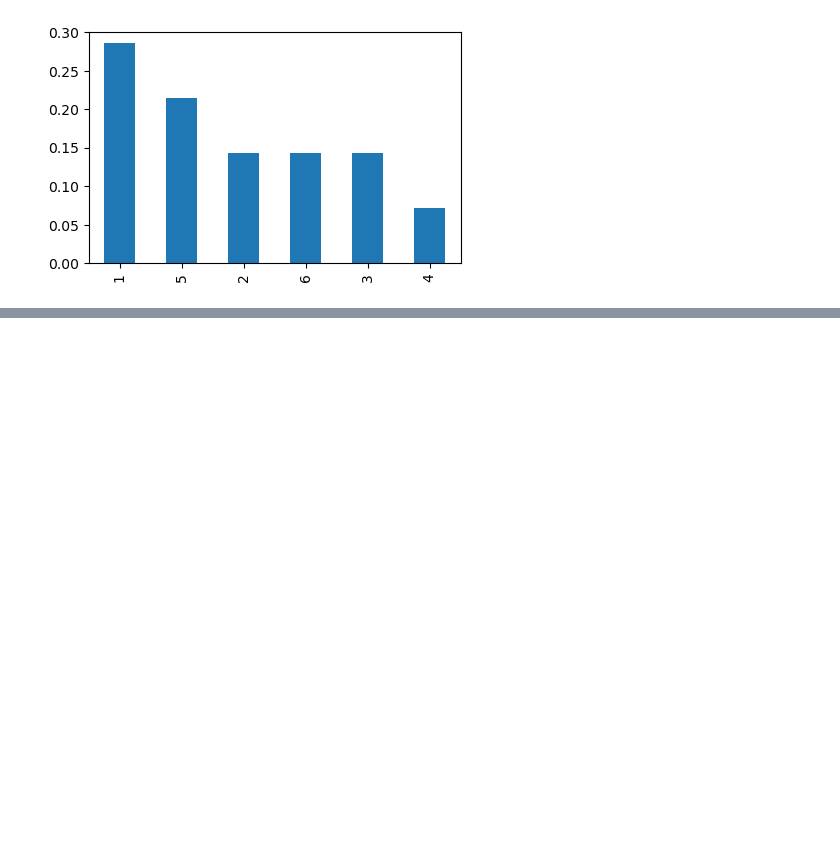
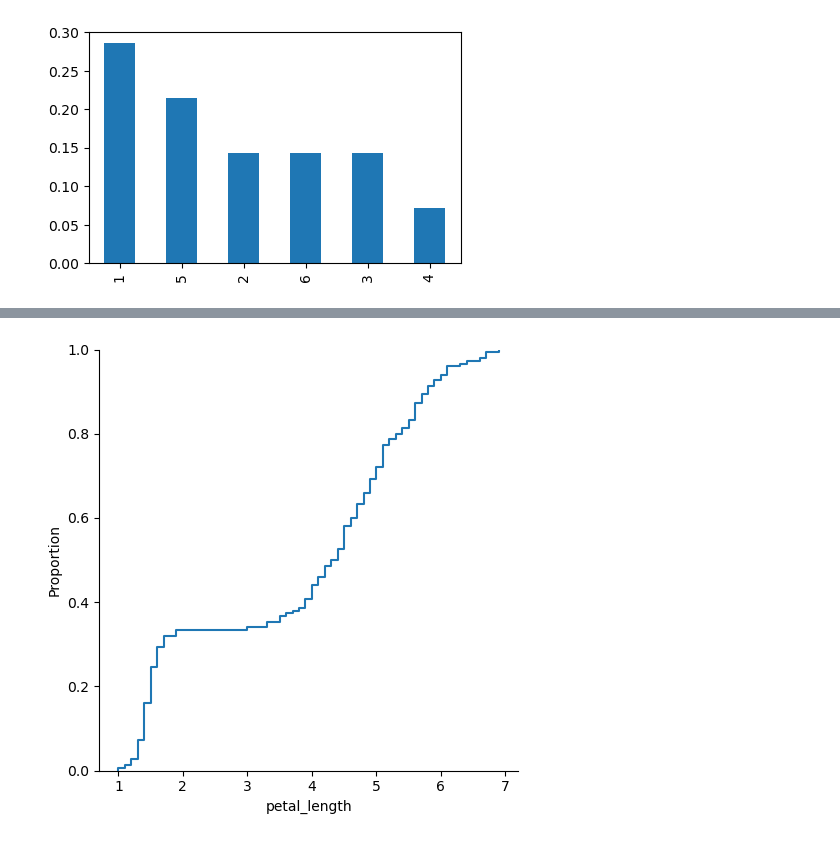
Before and after one commit to mikjf/statistics_and_experimental_design, a Jupyter notebook: basics_descriptive_statistics.ipynb, the cells around one changed output, grey strips where cells are left out. Cells and saved outputs as stored; diff of their text form; code cells hidden in the pictures; blank space fills up the shorter version.

```diff
--- a/basics_descriptive_statistics.ipynb
+++ b/basics_descriptive_statistics.ipynb
@@ -141,0 +184,5 @@ pmf.plot(kind='bar');
+# %%
+# get actual CDF curve
+sns.displot(x='petal_length', data=iris, kind='ecdf');
+# %% [output]
+[figure, added]
```
Also changed, not shown: parts of 53 cells of this notebook.
